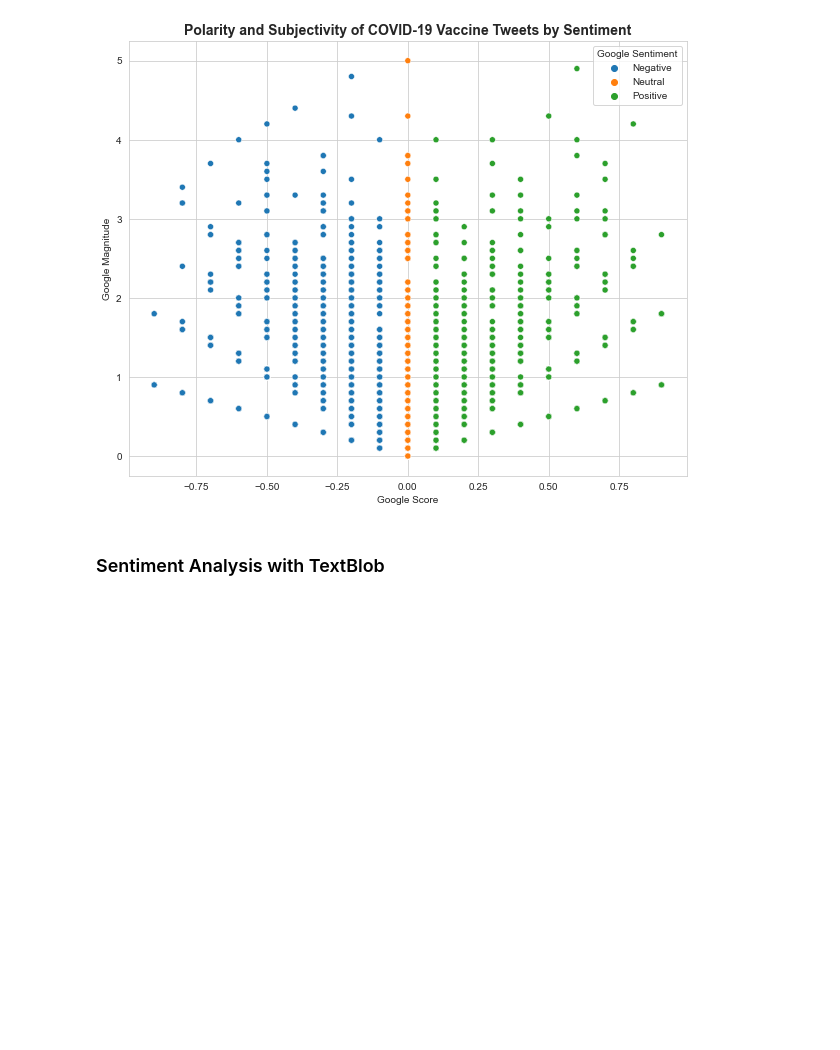
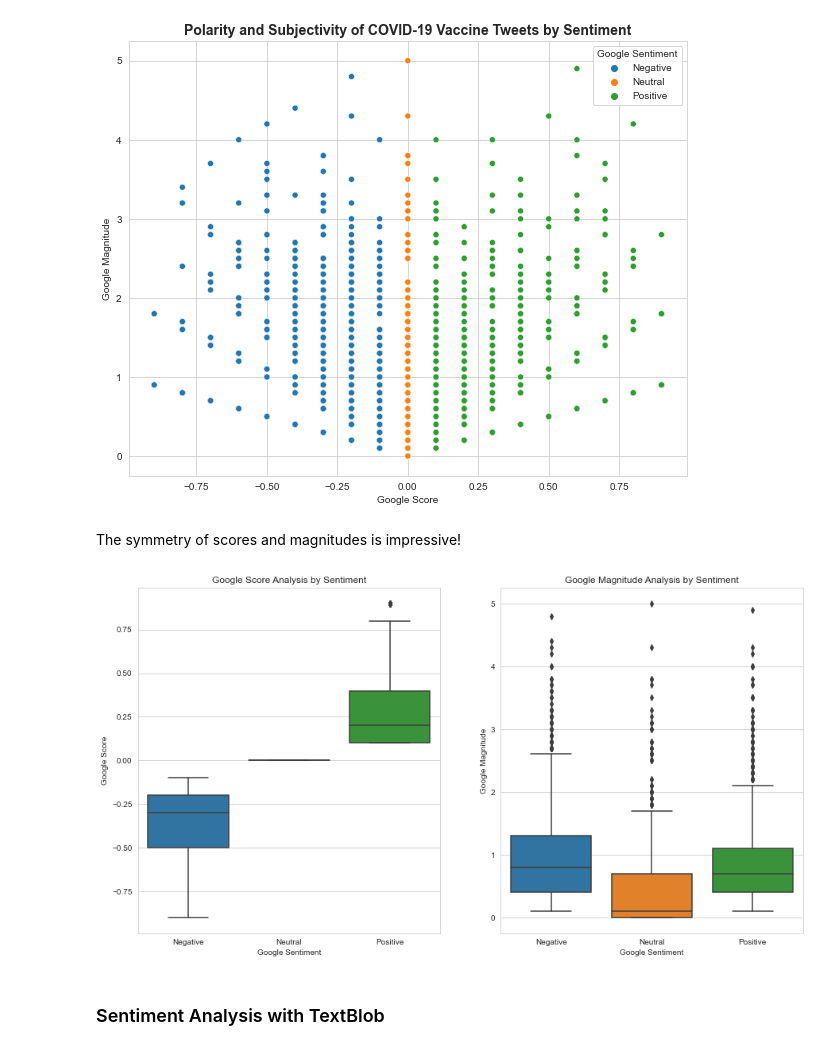
Before and after one commit to cassnutt/worldwide_covid19_vaccines, a Jupyter notebook: Twitter Sentiment Analysis.ipynb, the cells around one changed output. Drawn from its saved outputs; the diff is of its cells as text; code cells hidden in the pictures; blank space fills up the shorter version.

```diff
--- a/Twitter Sentiment Analysis.ipynb
+++ b/Twitter Sentiment Analysis.ipynb
@@ -361,3 +364,6 @@ sentiment_partial['Google Sentiment'] = sentiment_partial['Google Score'].apply(
+# %%
+# load csv file to plot
+google_partial = pd.read_csv('data/tweets_google_sentiment.csv')
 # %%
 # plot as bar graph
 plt.figure(figsize= (10, 6))
@@ -403,3 +387,19 @@ google_sent = sent2.tweets.apply(getMoreGoogleSentiments)
+# %% [markdown]
+The symmetry of scores and magnitudes is impressive!
+# %%
+# make boxplot
+fig, (ax1, ax2) = plt.subplots(1, 2, figsize= (15,8))
+
+sns.boxplot(x= 'Google Sentiment', y= 'Google Score',
+            data= google_partial, ax= ax1)
+
+sns.boxplot(x= 'Google Sentiment', y= 'Google Magnitude',
+            data= google_partial, ax= ax2)
+ax1.set_title('Google Score Analysis by Sentiment')
+ax2.set_title('Google Magnitude Analysis by Sentiment')
+plt.show()
+# %% [output]
+[figure, added]
 # %% [markdown]
 ### Sentiment Analysis with TextBlob
 # %%
```
Also changed, not shown: parts of 59 cells of this notebook, 3 other files.
